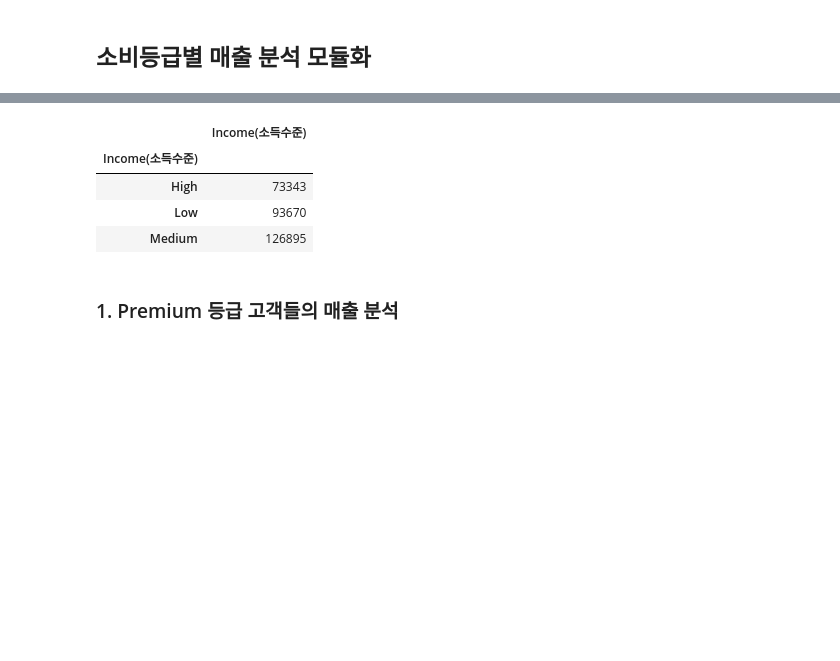
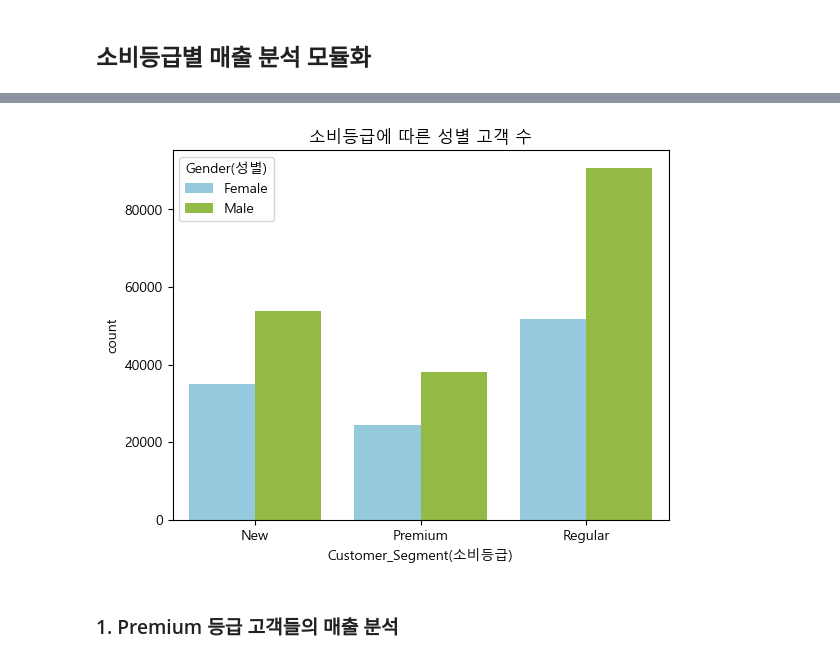
Before and after one commit to youscd/Retail_data_Analysis, a Jupyter notebook: 분석 시각화 (모듈화).ipynb, the cells around one changed output, grey strips where cells are left out. Saved outputs shown, nothing was run; the diff lists cells and outputs as text; code cells hidden in the pictures; blank space fills up the shorter version.

```diff
--- a/분석 시각화 (모듈화).ipynb
+++ b/분석 시각화 (모듈화).ipynb
@@ -273,12 +279,13 @@ df_origin.groupby('Customer_Segment(소비등급)')[['Customer_Segment(소비등
-# %%
-# 소득수준 별 고객 수
-df_origin.groupby('Income(소득수준)')[['Income(소득수준)']].count()
-# %% [output]
-|  | Income(소득수준) |
-| Income(소득수준) |  |
-| High | 73343 |
-| Low | 93670 |
-| Medium | 126895 |
+# %%
+cs_gender = df_origin.groupby(['Customer_Segment(소비등급)', 'Gender(성별)'])[['Gender(성별)']].count()
+cs_gender.rename(columns={'Gender(성별)' : 'count'}, inplace=True)
+cs_gender.reset_index(inplace=True)
+
+plt.title(f'소비등급에 따른 성별 고객 수')
+sns.barplot(data=cs_gender, x='Customer_Segment(소비등급)', y='count', hue='Gender(성별)', palette=['skyblue', 'yellowgreen'])
+plt.show()
+# %% [output]
+[figure, added]
 # %% [markdown]
 ### 1. Premium 등급 고객들의 매출 분석
 # %%
```
Also changed, not shown: parts of 2 cells of this notebook.
